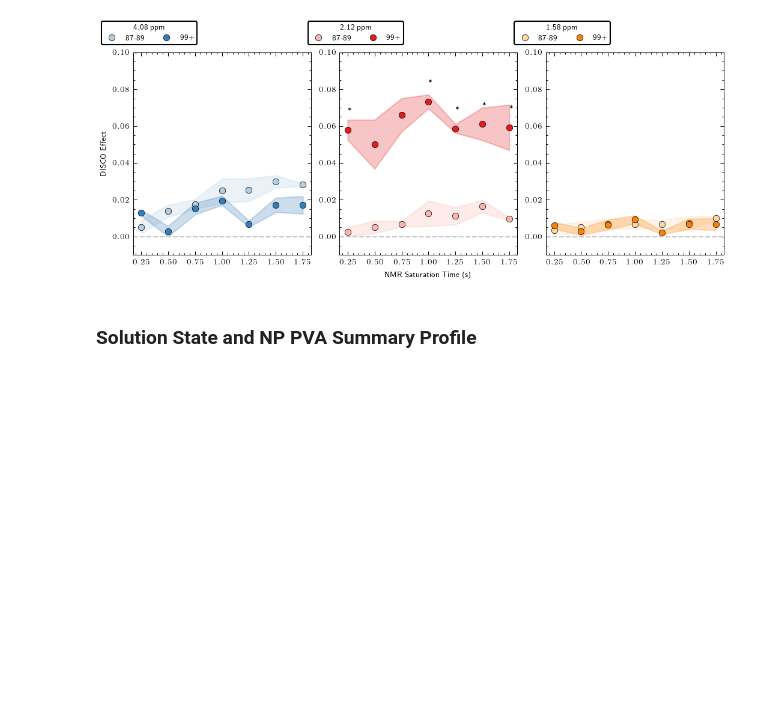
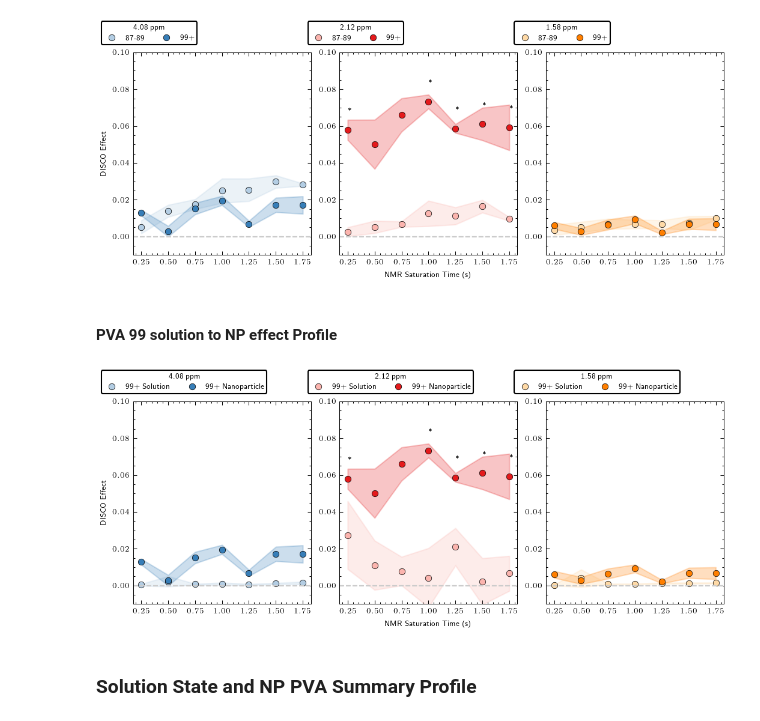
Before and after one commit to Frank-Gu-Lab/disco-np-paper, a Jupyter notebook: notebooks/polymer_profiles.ipynb, the cells around one changed output. Drawn from its saved outputs; the diff is of its cells as text; code cells hidden in the pictures; blank space fills up the shorter version.

```diff
--- a/notebooks/polymer_profiles.ipynb
+++ b/notebooks/polymer_profiles.ipynb
@@ -379,6 +384,80 @@ plt.tight_layout(pad = 0.5)
 fig.savefig(output_filename, dpi=500, transparent=False)
 # %% [output]
 [figure]
+# %% [markdown]
+#### PVA 99 solution to NP effect Profile
+# %%
+ppi_1_high = assemble_peak_buildup_df(high_PVA, 1)
+ppi_2_high = assemble_peak_buildup_df(high_PVA, 2)
+ppi_3_high = assemble_peak_buildup_df(high_PVA, 3)
+
+ppi_1_high_np = assemble_peak_buildup_df(high_PVA_NP, 1)
+ppi_2_high_np = assemble_peak_buildup_df(high_PVA_NP, 2)
+ppi_3_high_np = assemble_peak_buildup_df(high_PVA_NP, 3)
+# %%
+mosaic = """
+    ...
+    EDC
+    ...
+    """
+
+gs_kw = dict(height_ratios = [0.35,1.0, 0.5], width_ratios = [1,1,1])
+
+fig, axd = plt.subplot_mosaic(mosaic,
+                              gridspec_kw=gs_kw, figsize=(7,5),
+                              constrained_layout=False, dpi = 150)
+
+pva_structure = plt.imread("../data/external/pva_repeatunit.png", format = "png")
+
+pva_names = ["99+ Solution", "99+ Nanoparticle"] # always ensure low to high order for correct labelling
+legend_title = "PVA Coating Effect"
+kwargs = {"labels":pva_names,
+          "legend_title":legend_title,
+          "dx":0.00,
+          "dy":0.01,
+          "ppm_colors": ppm_colors,
+          "change_significance":pva_effect_size_df,
+          "annot_color":"#000000"}
+
+
+# add overlaid buildup curve for just 1.58
+df_list = [ppi_3_high, ppi_3_high_np]
+add_overlaid_buildup_toax_customlabels(df_list, axd['C'], **kwargs, **{"custom_colors": buildup_colors3})
+axd['C'].legend(title = "1.58 ppm",bbox_to_anchor=(-0.2, 1.02, 0.01, .09), loc='lower left',
+                ncol=2, mode=None, borderaxespad=0.5,
+                frameon=True, edgecolor='black',
+                framealpha=1)
+
+axd['C'].set_ylim((-0.01, 0.1))
+
+# add buildup curve subtraction just for 2.12 peak
+df_list = [ppi_2_high, ppi_2_high_np]
+add_overlaid_buildup_toax_customlabels(df_list, axd['D'], **kwargs, **{"custom_colors": buildup_colors4})
+# axd['E'].set_ylabel("Absolute DISCO Effect")
+axd['D'].legend(title="2.12 ppm", bbox_to_anchor=(-0.2, 1.02, 0.01, .09), loc='lower left',
+                ncol=2, mode=None, borderaxespad=0.5,
+                frameon=True, edgecolor='black',
+                framealpha=1)
+axd['D'].set_ylim((-0.01,0.1))
+axd['D'].set_xlabel ("NMR Saturation Time (s)")
+
+# add overlaid buildup curves for just 4.08
+df_list = [ppi_1_high, ppi_1_high_np]
+add_overlaid_buildup_toax_customlabels(df_list, axd['E'], **kwargs, **{"custom_colors": buildup_colors1})
+# axd['E'].legend(loc = "upper right")
+axd['E'].legend(title = "4.08 ppm", bbox_to_anchor=(-0.2, 1.02, 0.01, .09), loc='lower left',
+                ncol=2, mode=None, borderaxespad=0.5,
+                frameon=True, edgecolor='black',
+                framealpha=1)
+axd['E'].set_ylim((-0.01, 0.1))
+axd['E'].set_ylabel("DISCO Effect")
+
+output_filename = f"{output_directory}/PVA_99_to_NP_changefigure_transposed.png"
+fig.patch.set_facecolor('white')
+plt.tight_layout(pad = 0.5)
+fig.savefig(output_filename, dpi=500, transparent=False)
+# %% [output]
+[figure, added]
 # %% [markdown]
 ### Solution State and NP PVA Summary Profile
 # %%
```
Also changed, not shown: parts of 2 cells of this notebook, 1 other file.
